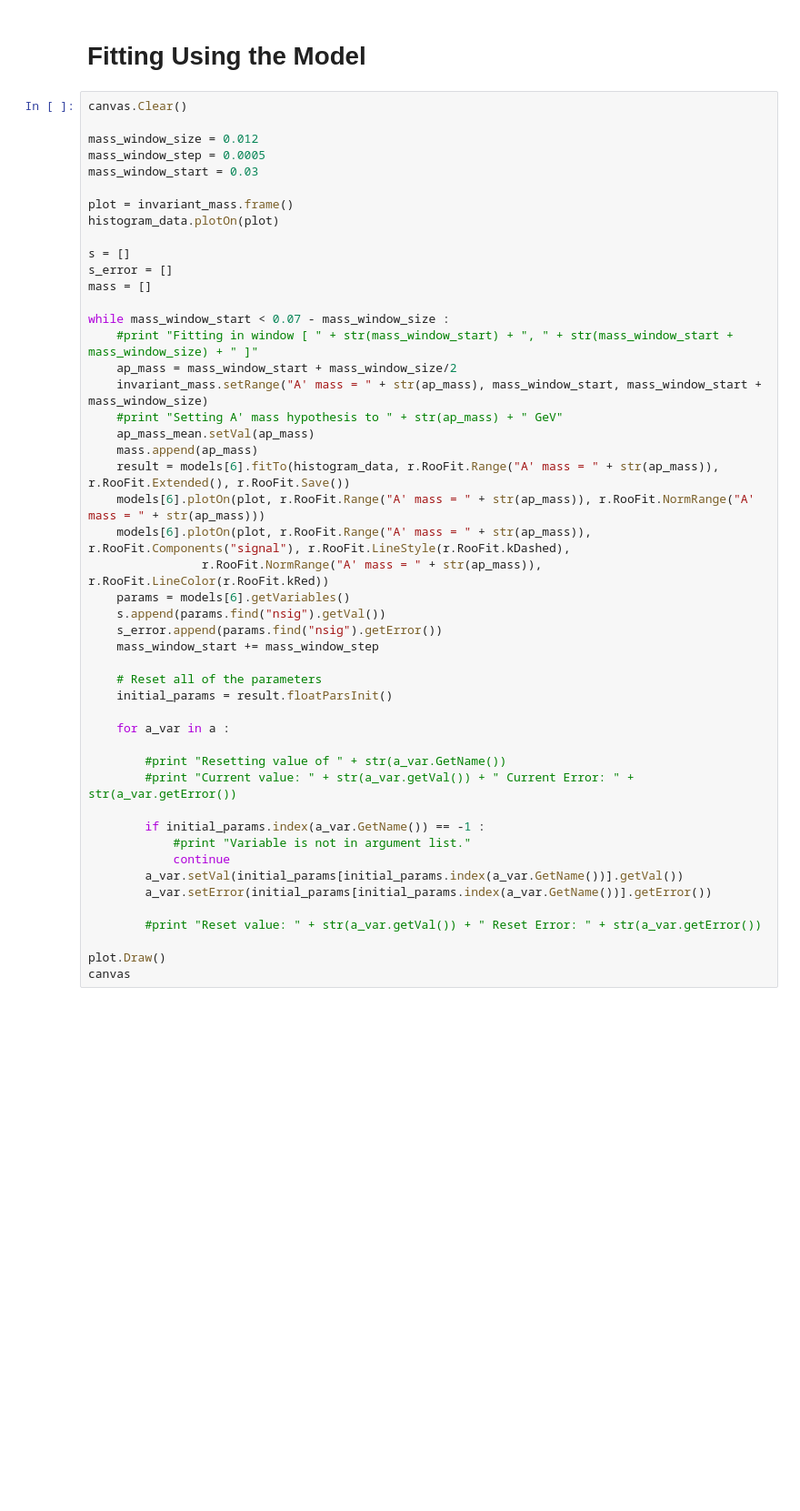
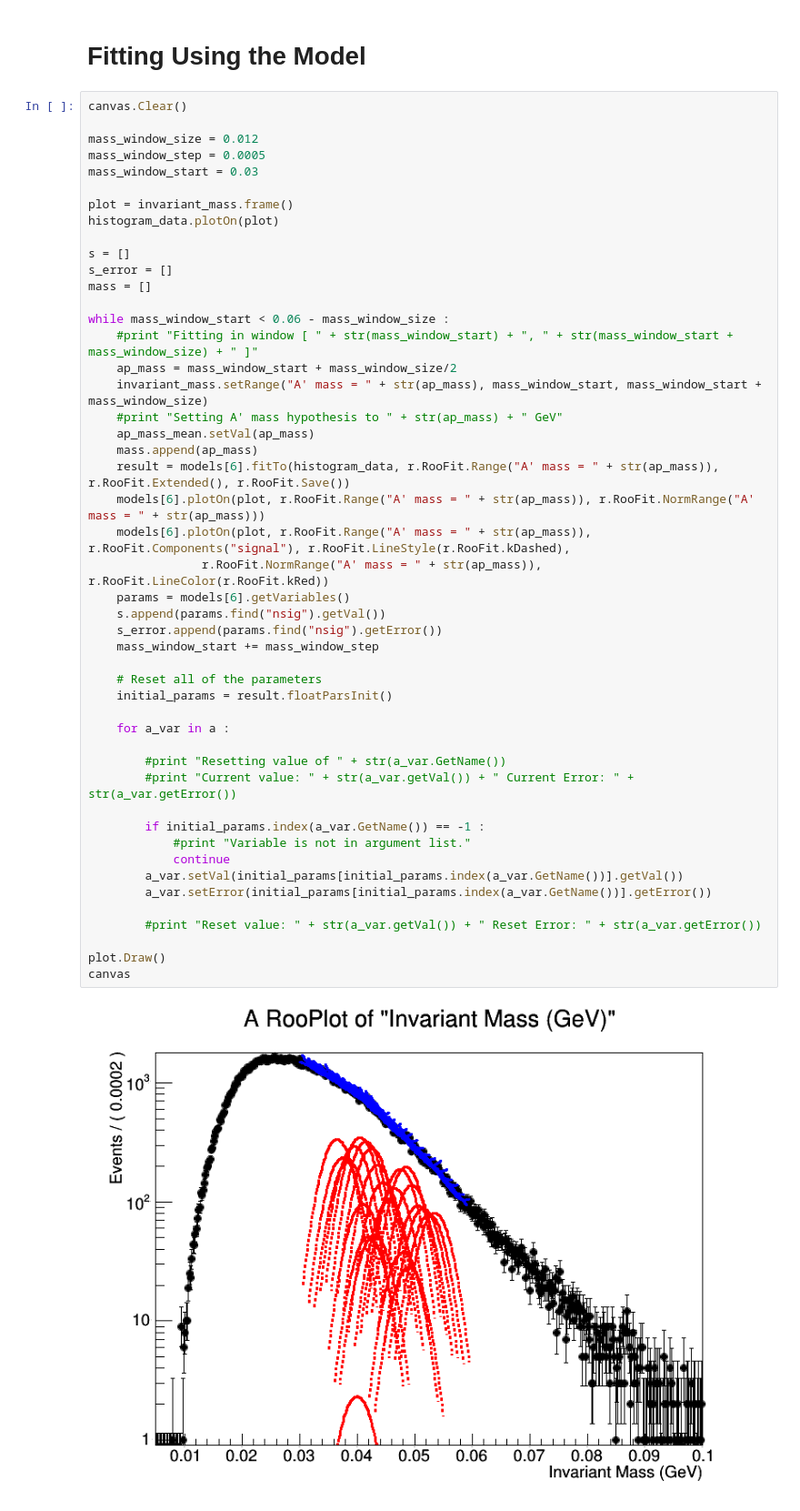
Before and after one commit to omar-moreno/hps-analysis, a Jupyter notebook: python/notebooks/bump_hunt_toy_fitter.ipynb, the cells around one changed output. Shown: that part at 91% size. Cells and saved outputs as stored; diff of their text form; blank space fills up the shorter version.

```diff
--- a/python/notebooks/bump_hunt_toy_fitter.ipynb
+++ b/python/notebooks/bump_hunt_toy_fitter.ipynb
@@ -277,40 +277,42 @@ s = []
 s_error = []
 mass = []
 
-while mass_window_start < 0.07 - mass_window_size :
+while mass_window_start < 0.06 - mass_window_size :
     #print "Fitting in window [ " + str(mass_window_start) + ", " + str(mass_window_start + mass_window_size) + " ]"
     ap_mass = mass_window_start + mass_window_size/2
     invariant_mass.setRange("A' mass = " + str(ap_mass), mass_window_start, mass_window_start + mass_window_size)
     #print "Setting A' mass hypothesis to " + str(ap_mass) + " GeV"
     ap_mass_mean.setVal(ap_mass)
     mass.append(ap_mass)
     result = models[6].fitTo(histogram_data, r.RooFit.Range("A' mass = " + str(ap_mass)), r.RooFit.Extended(), r.RooFit.Save())
     models[6].plotOn(plot, r.RooFit.Range("A' mass = " + str(ap_mass)), r.RooFit.NormRange("A' mass = " + str(ap_mass)))
     models[6].plotOn(plot, r.RooFit.Range("A' mass = " + str(ap_mass)), r.RooFit.Components("signal"), r.RooFit.LineStyle(r.RooFit.kDashed),
                 r.RooFit.NormRange("A' mass = " + str(ap_mass)), r.RooFit.LineColor(r.RooFit.kRed))
     params = models[6].getVariables()
     s.append(params.find("nsig").getVal())
     s_error.append(params.find("nsig").getError())
     mass_window_start += mass_window_step
 
     # Reset all of the parameters
     initial_params = result.floatParsInit()
 
     for a_var in a :
 
         #print "Resetting value of " + str(a_var.GetName())
         #print "Current value: " + str(a_var.getVal()) + " Current Error: " + str(a_var.getError())
 
         if initial_params.index(a_var.GetName()) == -1 :
             #print "Variable is not in argument list."
             continue
         a_var.setVal(initial_params[initial_params.index(a_var.GetName())].getVal())
         a_var.setError(initial_params[initial_params.index(a_var.GetName())].getError())
 
         #print "Reset value: " + str(a_var.getVal()) + " Reset Error: " + str(a_var.getError())
 
 plot.Draw()
 canvas
+# %% [output]
+[figure, added]
 # %%
 s_pull = np.divide(np.array(s), np.array(s_error))
 
```
Also changed, not shown: parts of 1 cell of this notebook.
